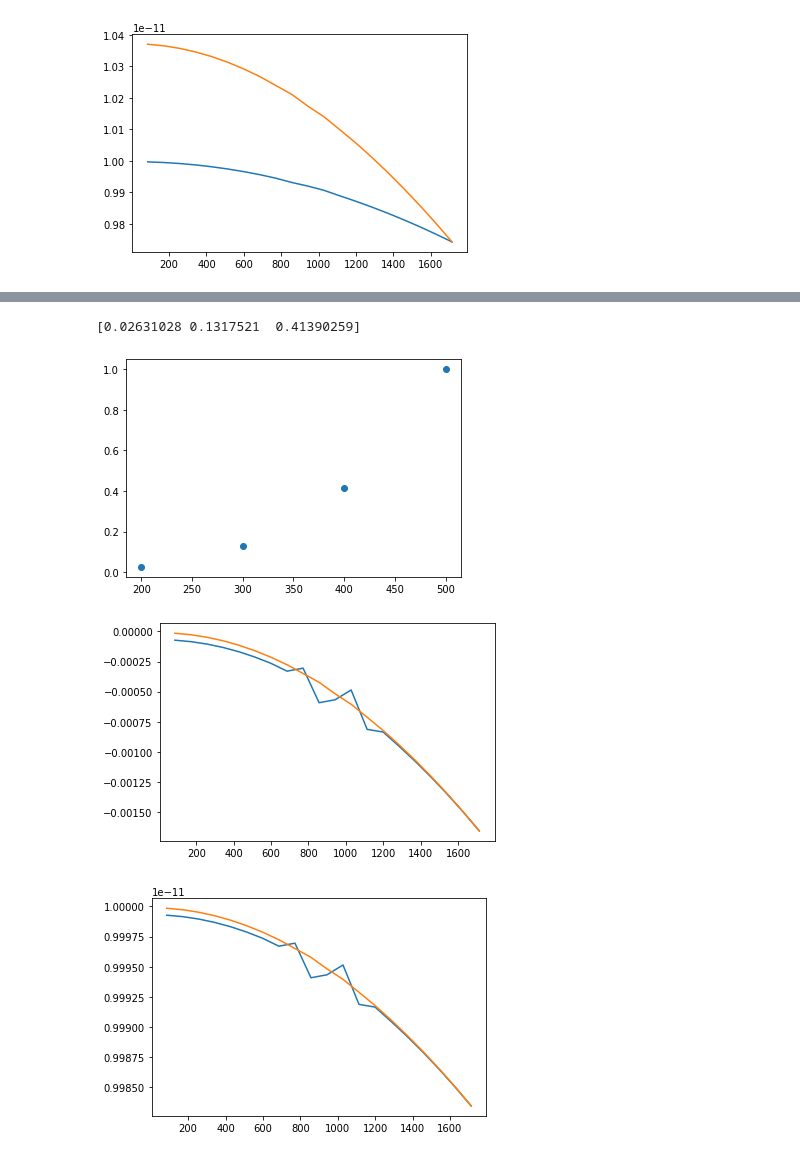
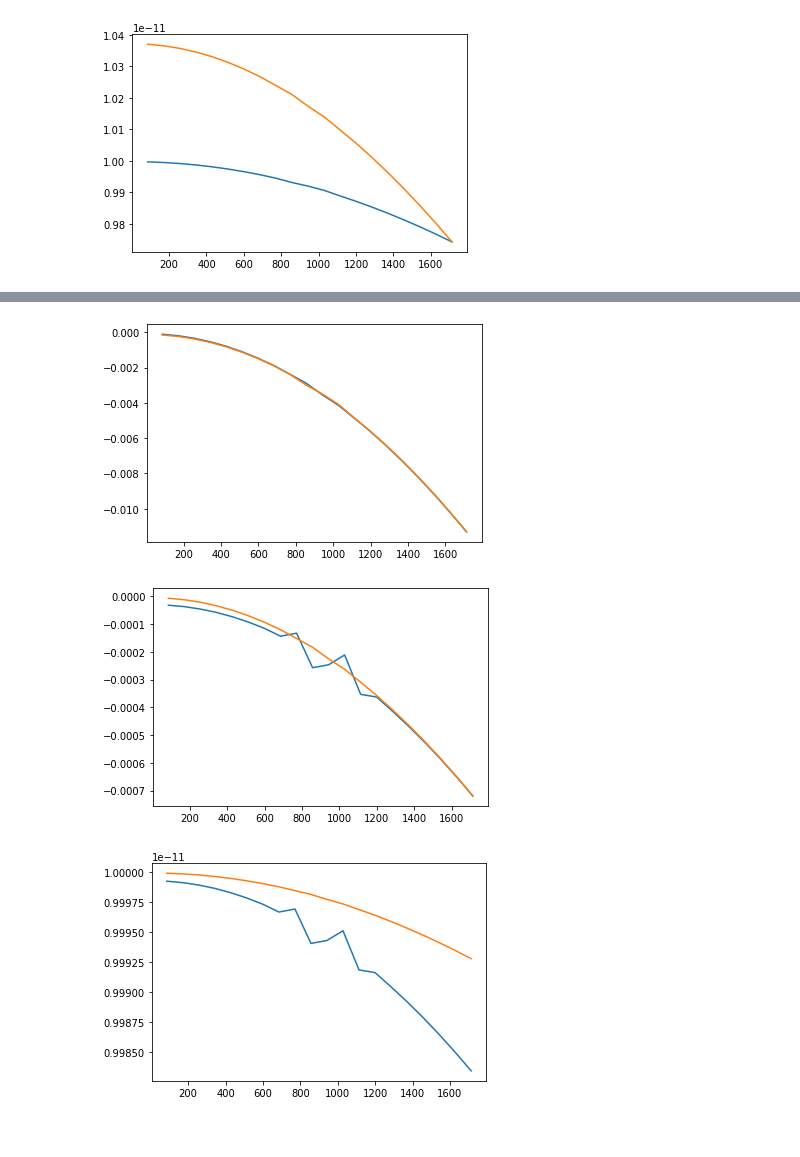
Before and after one commit to 1060matsuda/freqmix2, a Jupyter notebook: freq_depend/dampCheck/multiFreqDamp.ipynb, the cells around one changed output, grey strips where cells are left out. Saved outputs shown, nothing was run; the diff lists cells and outputs as text; code cells hidden in the pictures.

```diff
--- a/freq_depend/dampCheck/multiFreqDamp.ipynb
+++ b/freq_depend/dampCheck/multiFreqDamp.ipynb
@@ -256,6 +256,9 @@ detecsAtT0 = loadCsvOutput(
 betaSHGArray = np.zeros((len(freqs_f1), len(detecs)))
 betaSHGArrayCorrected = np.zeros((len(freqs_f1), len(detecs)))
 
+waveLength1Array = np.zeros(len(freqs_f1))
+waveVelocityArray = np.zeros((len(freqs_f1),len(detecs)))
+
 for freq in freqs_f1:
     data1 = loadCsvOutput("./"+str(freq)+"GHz/outp_1.csv")
     data = data1
@@ -265,7 +268,6 @@ for freq in freqs_f1:
 
     timeStep = data1[1, 0] - data1[0, 0]
     time = data[:, 0]
-
     x_source = data[:, 1]
     TLCM = 10
     T1 = 1000/freq
@@ -281,6 +283,7 @@ for freq in freqs_f1:
     Ns = T2/timeStep
 
     for detecNum in detecs:
+        detecIndex = 0
         #detecNum = i
         x_detec = data[:, detecNum]
         u_detec = x_detec - x_detec[0]
@@ -312,7 +315,11 @@ for freq in freqs_f1:
 
         waveVelocity = delta_x*(10**(-10)) / \
             ((arrivalTimeStep * timeStep)*(10**(-12)))
+        waveVelocityArray[freqIndex][detecIndex]=waveVelocity
         waveLength1 = waveVelocity * T1 * (10**(-12))
+        if detecNum == detecs[0]:
+            waveLength1Array[freqIndex]=waveLength1
+
         waveLength2 = waveVelocity * T2 * (10**(-12))
 
         trimmedWave = trimAndOffset(x_detec, windowStartTimeStep, N)
@@ -381,7 +388,7 @@ for freq in freqs_f1:
         """with open("betaFreqMix.txt", "w") as f:
             f.write(str(betaFreqMix))
         """
-
+        detecIndex = detecIndex+1
         # drawings
         if detecNum-detecMin==10 and freq==200:
         #if HPC_OR_LOCAL == "LOCAL" and detecNum-detecMin == 10 :
@@ -471,8 +478,8 @@ for freq in freqs_f1:
             # print(y_bar)
             plt.bar(x_bar, y_bar)
             plt.show()
-    print(af1s[freqIndex])
-    print(a2f1s[freqIndex])
+    #print(af1s[freqIndex])
+    #print(a2f1s[freqIndex])
     np.savetxt(str(freq)+"GHzDamp.txt", af1s[freqIndex])
     freqIndex += 1
 # %% [output]
@@ -539,7 +546,7 @@ plt.show()
 [figure]
 # %%
 af1Ratios = af1s/(10**-11)
-f1dBs = np.log(af1Ratios)
+f1dBs = np.log10(af1Ratios)
 for i in range(len(af1Ratios)):
     plt.plot(detecsAtT0, af1Ratios[i])
 plt.legend(freqs_f1)
@@ -636,11 +643,14 @@ plt.show()
 # %%
-hoseis = np.array([f1dBs[0,-1],f1dBs[1,-1],f1dBs[2,-1]])/f1dBs[3,-1]
-print(hoseis)
-plt.plot(freqs_f1,np.append(hoseis,1), linestyle="none", marker="o")
+hoseisArray = np.zeros([len(freqs_f1),len(freqs_f1)])
+for i in range(len(freqs_f1)):
+    hoseis = np.array([f1dBs[0,-1],f1dBs[1,-1],f1dBs[2,-1],f1dBs[3,-1]])/f1dBs[i,-1]
+    hoseisArray[i]=hoseis
+
+plt.plot(detecsAtT0,hoseisArray[3,2]*f1dBs[3])
+plt.plot(detecsAtT0,f1dBs[2])
 plt.show()
 # %% [output]
-[0.02631028 0.1317521  0.41390259]
-[figure, old version]
+[figure, new version]
 # %%
 num = 0 #num = 0~2 1:300GHz, 2:400GHz, 3=500GHz
 plt.plot(detecsAtT0,f1dBs[num])
@@ -651,5 +661,5 @@ plt.plot(detecsAtT0,af1s[num])
 plt.plot(detecsAtT0,np.exp(hoseis[num]*f1dBs[3])*10**-11)
 plt.show()
 # %% [output]
-[figure, old version]
+[figure, new version]
-[figure, old version]
+[figure, new version]
```
Also changed, not shown: parts of 10 cells of this notebook.
